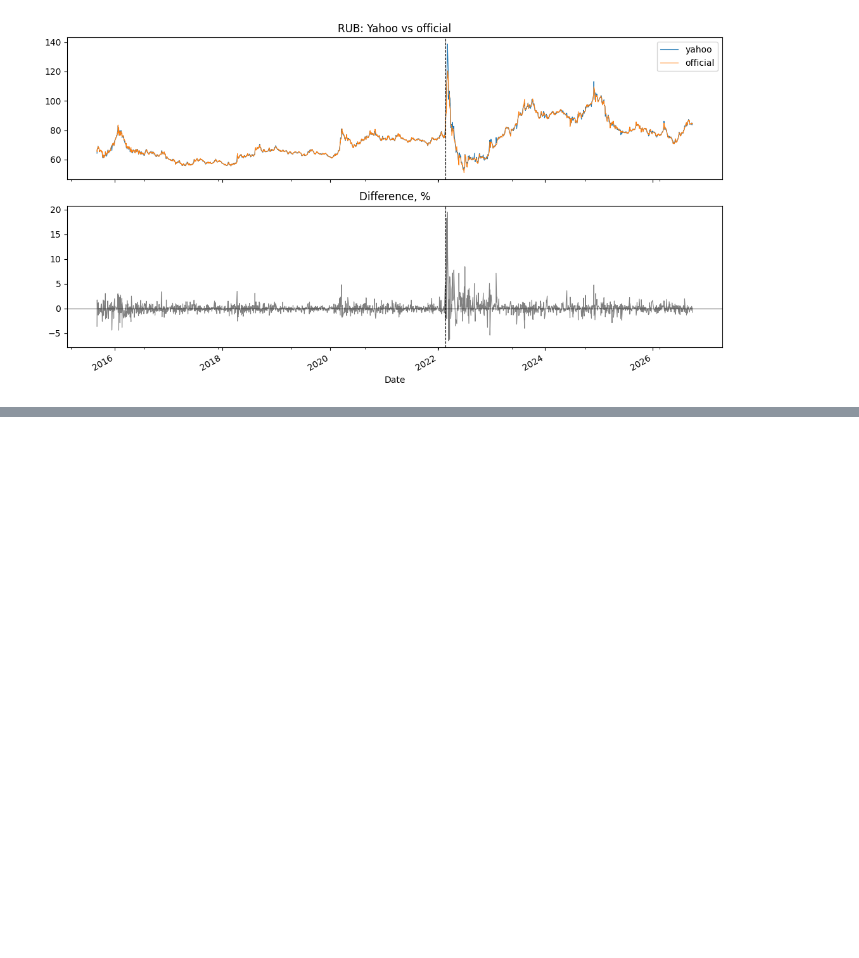
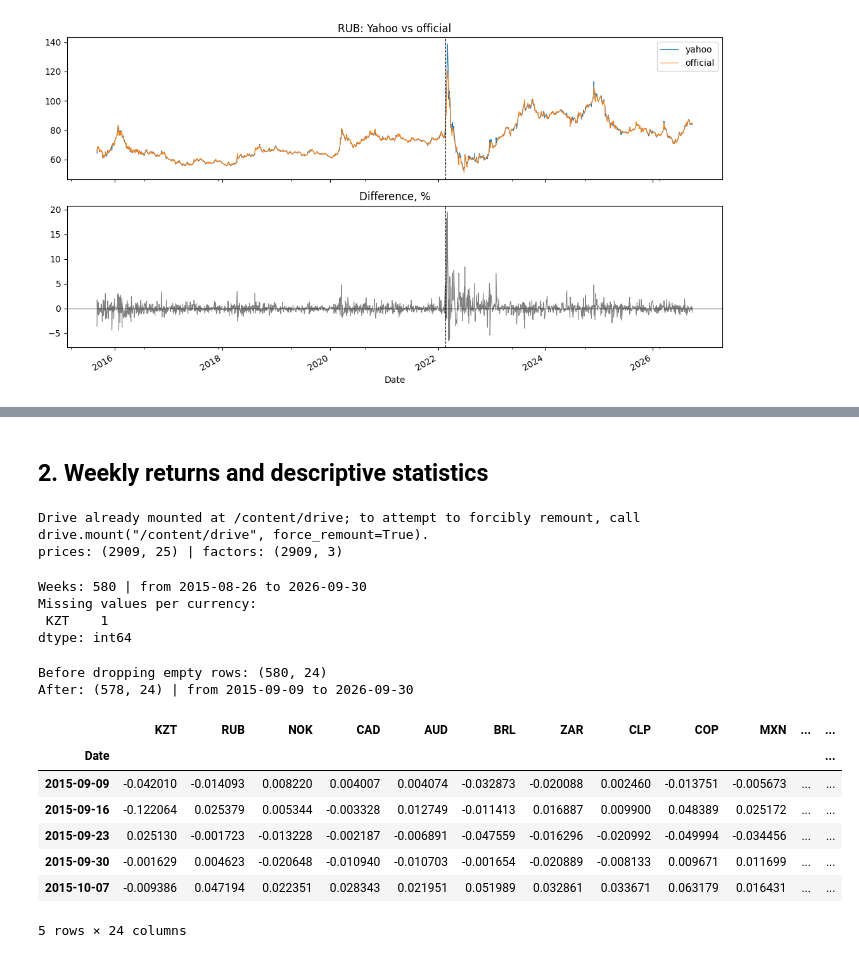
Before and after one commit to saratyulyuova/tenge-ruble-network, a Jupyter notebook: network_analysis.ipynb, the cells around one changed output, grey strips where cells are left out. Saved outputs shown, nothing was run; the diff lists cells and outputs as text; code cells hidden in the pictures; blank space fills up the shorter version.

```diff
--- a/network_analysis.ipynb
+++ b/network_analysis.ipynb
@@ -496,0 +522,45 @@ Saved prices_final.csv: (2909, 25)
+# %% [markdown]
+## 2. Weekly returns and descriptive statistics
+# %%
+import os
+from google.colab import drive
+drive.mount("/content/drive")
+base = "/content/drive/MyDrive/tenge-ruble-network"
+folder = f"{base}/data"
+fig_dir = f"{base}/figures"
+os.makedirs(fig_dir, exist_ok=True)
+
+prices_final = pd.read_csv(f"{folder}/prices_final.csv", index_col=0, parse_dates=True)
+fac = pd.read_csv(f"{folder}/factors.csv", index_col=0, parse_dates=True)
+print("prices:", prices_final.shape, "| factors:", fac.shape)
+# %% [output]
+Drive already mounted at /content/drive; to attempt to forcibly remount, call drive.mount("/content/drive", force_remount=True).
+prices: (2909, 25) | factors: (2909, 3)
+# %%
+weekly = prices_final.loc["2015-08-26":].resample("W-WED").last()
+gold = weekly.pop("GOLD")          # gold is kept separately (used on Day 15)
+
+print("Weeks:", len(weekly), "| from", weekly.index.min().date(), "to", weekly.index.max().date())
+print("Missing values per currency:\n", weekly.isna().sum()[weekly.isna().sum() > 0])
+# %% [output]
+Weeks: 580 | from 2015-08-26 to 2026-09-30
+Missing values per currency:
+ KZT    1
+dtype: int64
+# %%
+R = -np.log(weekly).diff()
+print("Before dropping empty rows:", R.shape)
+R = R.dropna()
+print("After:", R.shape, "| from", R.index.min().date(), "to", R.index.max().date())
+R.head()
+# %% [output]
+Before dropping empty rows: (580, 24)
+After: (578, 24) | from 2015-09-09 to 2026-09-30
+|  | KZT | RUB | NOK | CAD | AUD | BRL | ZAR | CLP | COP | MXN | ... | ... |
+| Date |  |  |  |  |  |  |  |  |  |  |  | ... |
+| 2015-09-09 | -0.042010 | -0.014093 | 0.008220 | 0.004007 | 0.004074 | -0.032873 | -0.020088 | 0.002460 | -0.013751 | -0.005673 | ... | ... |
+| 2015-09-16 | -0.122064 | 0.025379 | 0.005344 | -0.003328 | 0.012749 | -0.011413 | 0.016887 | 0.009900 | 0.048389 | 0.025172 | ... | ... |
+| 2015-09-23 | 0.025130 | -0.001723 | -0.013228 | -0.002187 | -0.006891 | -0.047559 | -0.016296 | -0.020992 | -0.049994 | -0.034456 | ... | ... |
+| 2015-09-30 | -0.001629 | 0.004623 | -0.020648 | -0.010940 | -0.010703 | -0.001654 | -0.020889 | -0.008133 | 0.009671 | 0.011699 | ... | ... |
+| 2015-10-07 | -0.009386 | 0.047194 | 0.022351 | 0.028343 | 0.021951 | 0.051989 | 0.032861 | 0.033671 | 0.063179 | 0.016431 | ... | ... |
+5 rows × 24 columns
```
Also changed, not shown: parts of 16 cells of this notebook.
